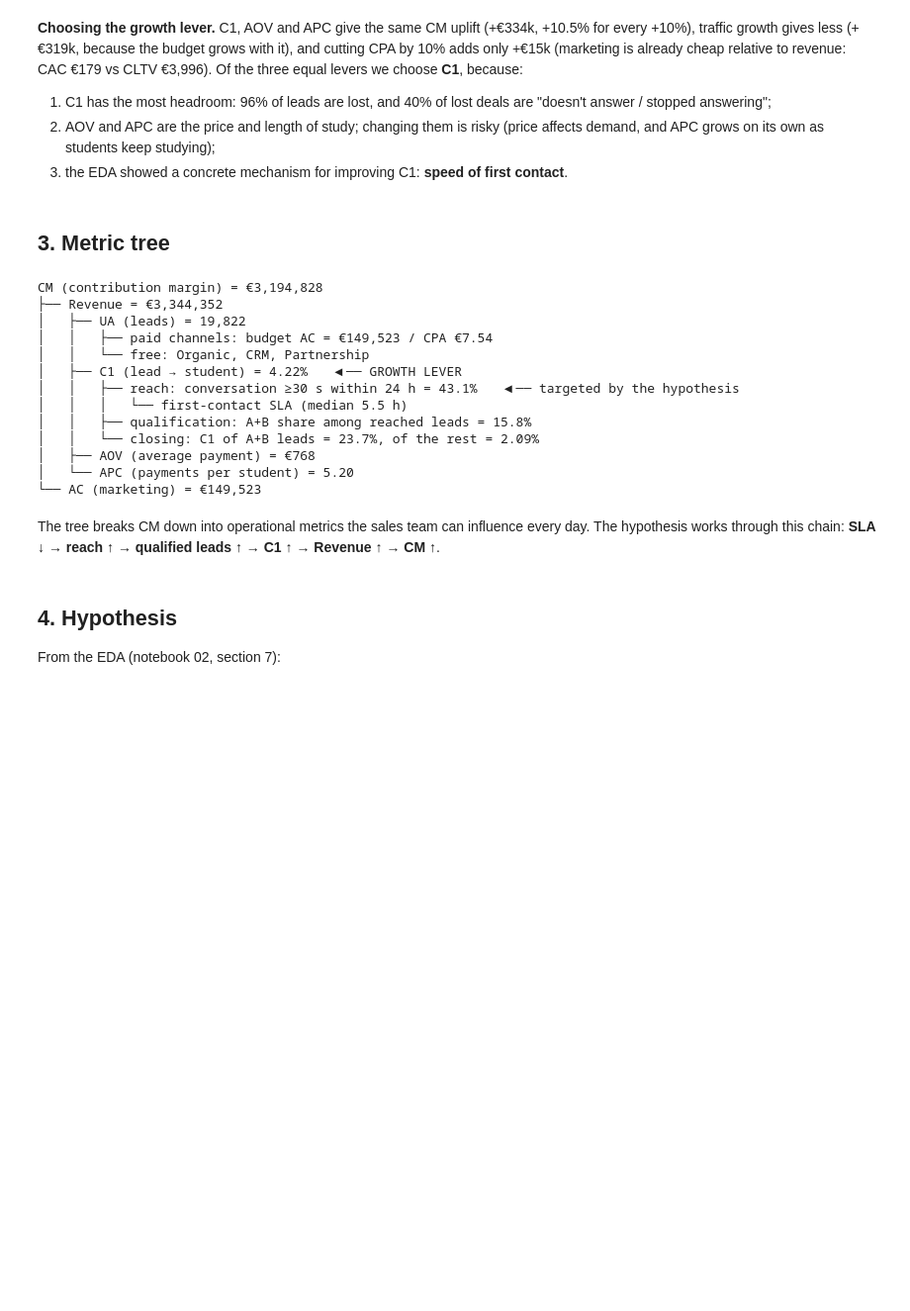
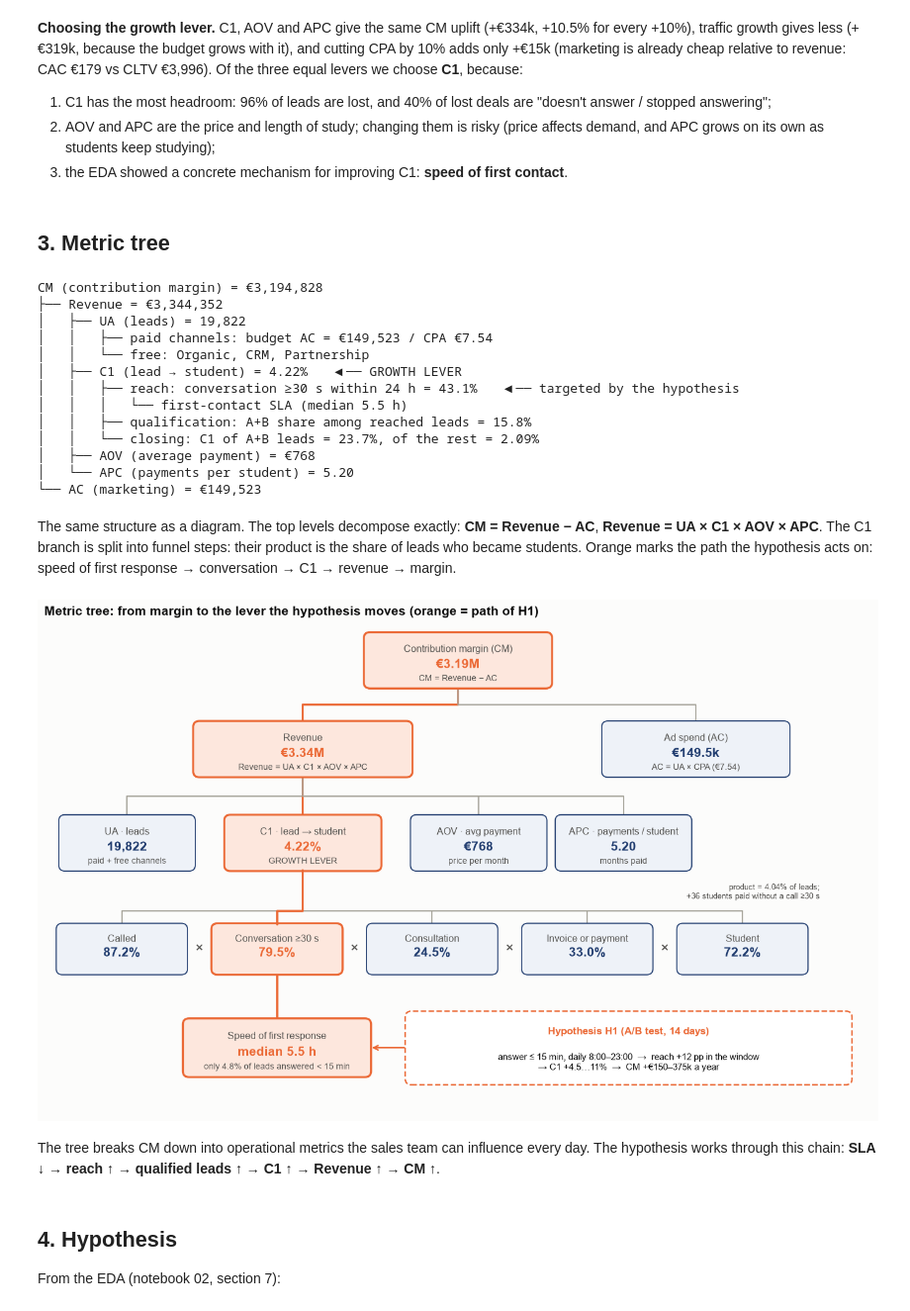
Before and after one commit to yerkovskayuliia-pixel/data-analytics-portfolio, a Jupyter notebook: python-crm-analysis/notebooks/03_unit_economics_ab_test.ipynb, the cells around one changed output. Shown at 99% size. Cells and saved outputs as stored; diff of their text form; code cells hidden in the pictures; blank space fills up the shorter version.

Commit message:
CRM project: metric tree diagram in notebook 03 and on slide 7

```diff
--- a/python-crm-analysis/notebooks/03_unit_economics_ab_test.ipynb
+++ b/python-crm-analysis/notebooks/03_unit_economics_ab_test.ipynb
@@ -246,6 +246,85 @@ CM (contribution margin) = €3,194,828
 │   ├── AOV (average payment) = €768
 │   └── APC (payments per student) = 5.20
 └── AC (marketing) = €149,523
+# %% [markdown]
+The same structure as a diagram. The top levels decompose exactly: **CM = Revenue − AC**,
+**Revenue = UA × C1 × AOV × APC**. The C1 branch is split into funnel steps: their product is the share of leads who
+became students. Orange marks the path the hypothesis acts on: speed of first response → conversation → C1 → revenue → margin.
+# %%
+from matplotlib.patches import FancyBboxPatch
+
+fun = M.funnel(deals, calls)
+step = fun.iloc[:, 2]                      # step conversion (column name depends on M.set_lang)
+fast_share = deals["sla_bucket"].eq("< 15 min").mean()
+h1 = M.speed_test_design(deals).loc[M.CHOSEN_WINDOW].iloc[4]   # expected reach effect in the window, pp
+
+fig, ax = plt.subplots(figsize=(16, 9.6))
+ax.set_xlim(0, 16); ax.set_ylim(0, 10); ax.axis("off")
+NAVY, PALE, HOT = "#1f3b6e", "#eef2f8", "#fde7dd"
+
+
+def box(x, y, w, h, title, value, note="", hot=False):
+    ax.add_patch(FancyBboxPatch((x - w / 2, y - h / 2), w, h, boxstyle="round,pad=0.02,rounding_size=0.12",
+                                fc=HOT if hot else PALE, ec=ACCENT if hot else NAVY, lw=2.2 if hot else 1.2))
+    ax.text(x, y + h * 0.2, title, ha="center", va="center", fontsize=10.5, color=viz.TEXT_2)
+    ax.text(x, y - h * 0.08, value, ha="center", va="center", fontsize=14, fontweight="bold",
+            color=ACCENT if hot else NAVY)
+    if note:
+        ax.text(x, y - h * 0.34, note, ha="center", va="center", fontsize=9, color=viz.TEXT_2)
+
+
+def link(x1, y1, x2, y2, hot=False):
+    ym = (y1 + y2) / 2
+    ax.plot([x1, x1, x2, x2], [y1, ym, ym, y2], color=ACCENT if hot else MUTED, lw=2.4 if hot else 1.4,
+            zorder=0, solid_capstyle="round")
+
+
+# level 0–1: money
+box(8, 9.2, 3.6, 1.1, "Contribution margin (CM)", f"€{base['CM'] / 1e6:,.2f}M", "CM = Revenue − AC", hot=True)
+box(5, 7.4, 4.2, 1.1, "Revenue", f"€{base['Revenue'] / 1e6:,.2f}M", "Revenue = UA × C1 × AOV × APC", hot=True)
+box(12.6, 7.4, 3.6, 1.1, "Ad spend (AC)", f"€{base['AC'] / 1e3:,.1f}k", f"AC = UA × CPA (€{base['CPA']:.2f})")
+link(8, 8.65, 5, 7.95, hot=True); link(8, 8.65, 12.6, 7.95)
+
+# level 2: revenue factors
+x2 = {"UA": 1.6, "C1": 5.0, "AOV": 8.4, "APC": 11.2}
+box(x2["UA"], 5.5, 2.6, 1.1, "UA · leads", f"{base['UA']:,.0f}", "paid + free channels")
+box(x2["C1"], 5.5, 3.0, 1.1, "C1 · lead → student", f"{base['C1']:.2%}", "GROWTH LEVER", hot=True)
+box(x2["AOV"], 5.5, 2.6, 1.1, "AOV · avg payment", f"€{base['AOV']:,.0f}", "price per month")
+box(x2["APC"], 5.5, 2.6, 1.1, "APC · payments / student", f"{base['APC']:.2f}", "months paid")
+for k, x in x2.items():
+    link(5, 6.85, x, 6.05, hot=(k == "C1"))
+
+# level 3: C1 as a product of funnel steps
+steps = [("Called", step.iloc[1]), ("Conversation ≥30 s", step.iloc[2]), ("Consultation", step.iloc[3]),
+         ("Invoice or payment", step.iloc[4]), ("Student", step.iloc[5])]
+xs = [1.5, 4.5, 7.5, 10.5, 13.5]
+for (name, v), x in zip(steps, xs):
+    box(x, 3.35, 2.5, 1.0, name, f"{v:.1%}", hot=(name == "Conversation ≥30 s"))
+for a, b in zip(xs[:-1], xs[1:]):
+    ax.text((a + b) / 2, 3.35, "×", ha="center", va="center", fontsize=16, color=viz.TEXT_2)
+BUS = 4.12   # C1 → bus → every funnel step; the hypothesis path (orange) goes to the conversation step
+ax.plot([xs[0], xs[-1]], [BUS, BUS], color=MUTED, lw=1.4, zorder=0)
+for x in xs:
+    ax.plot([x, x], [BUS, 3.85], color=MUTED, lw=1.4, zorder=0)
+ax.plot([x2["C1"], x2["C1"], xs[1], xs[1]], [4.95, BUS, BUS, 3.85], color=ACCENT, lw=2.4, zorder=1)
+ax.text(15.0, 4.32, f"product = {step.iloc[1:].prod():.2%} of leads;\n+36 students paid without a call ≥30 s",
+        ha="right", va="bottom", fontsize=8.5, color=viz.TEXT_2)
+
+# level 4: driver and hypothesis
+box(xs[1], 1.35, 3.6, 1.15, "Speed of first response", f"median {deals['sla_sec'].median() / 3600:.1f} h",
+    f"only {fast_share:.1%} of leads answered < 15 min", hot=True)
+link(xs[1], 2.85, xs[1], 1.93, hot=True)
+ax.add_patch(FancyBboxPatch((7.0, 0.62), 8.6, 1.45, boxstyle="round,pad=0.02,rounding_size=0.12",
+                            fc="white", ec=ACCENT, lw=1.6, ls="--"))
+ax.text(11.3, 1.62, "Hypothesis H1 (A/B test, 14 days)", ha="center", fontsize=11, fontweight="bold", color=ACCENT)
+ax.text(11.3, 1.05, f"answer ≤ 15 min, daily 8:00–23:00  →  reach +{h1:.0f} pp in the window\n"
+        "→ C1 +4.5…11%  →  CM +€150–375k a year", ha="center", va="center", fontsize=10, color=viz.TEXT)
+ax.annotate("", xy=(7.0, 1.35), xytext=(xs[1] + 1.8, 1.35), arrowprops=dict(arrowstyle="<-", color=ACCENT, lw=1.6))
+ax.set_title("Metric tree: from margin to the lever the hypothesis moves (orange = path of H1)",
+             loc="left", fontsize=14, color=viz.TEXT)
+save(fig, "03_metric_tree"); plt.show()
+# %% [output]
+[figure, added]
 # %% [markdown]
 The tree breaks CM down into operational metrics the sales team can influence every day.
 The hypothesis works through this chain: **SLA ↓ → reach ↑ → qualified leads ↑ → C1 ↑ → Revenue ↑ → CM ↑**.
```
Also changed, not shown: 7 other files.
